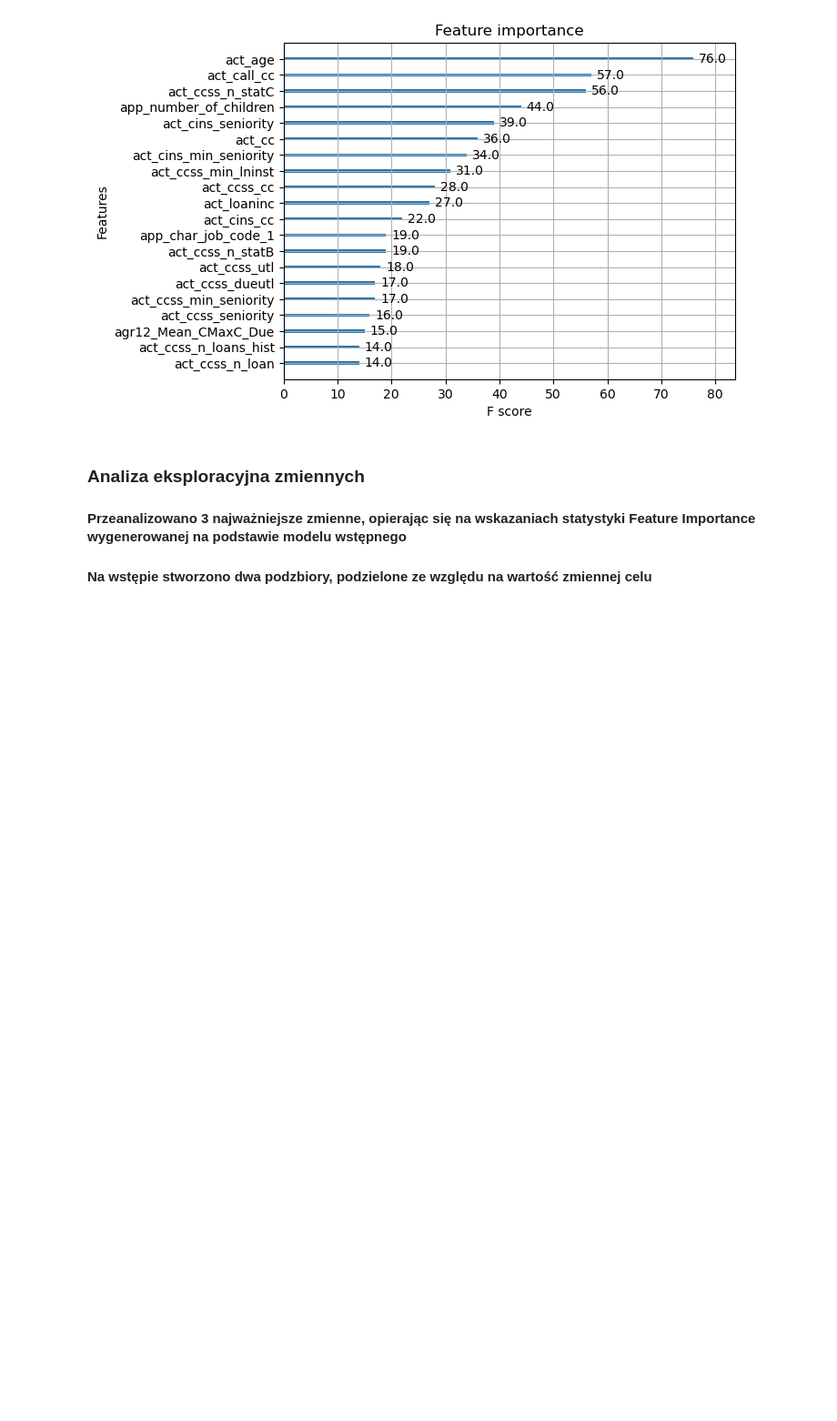
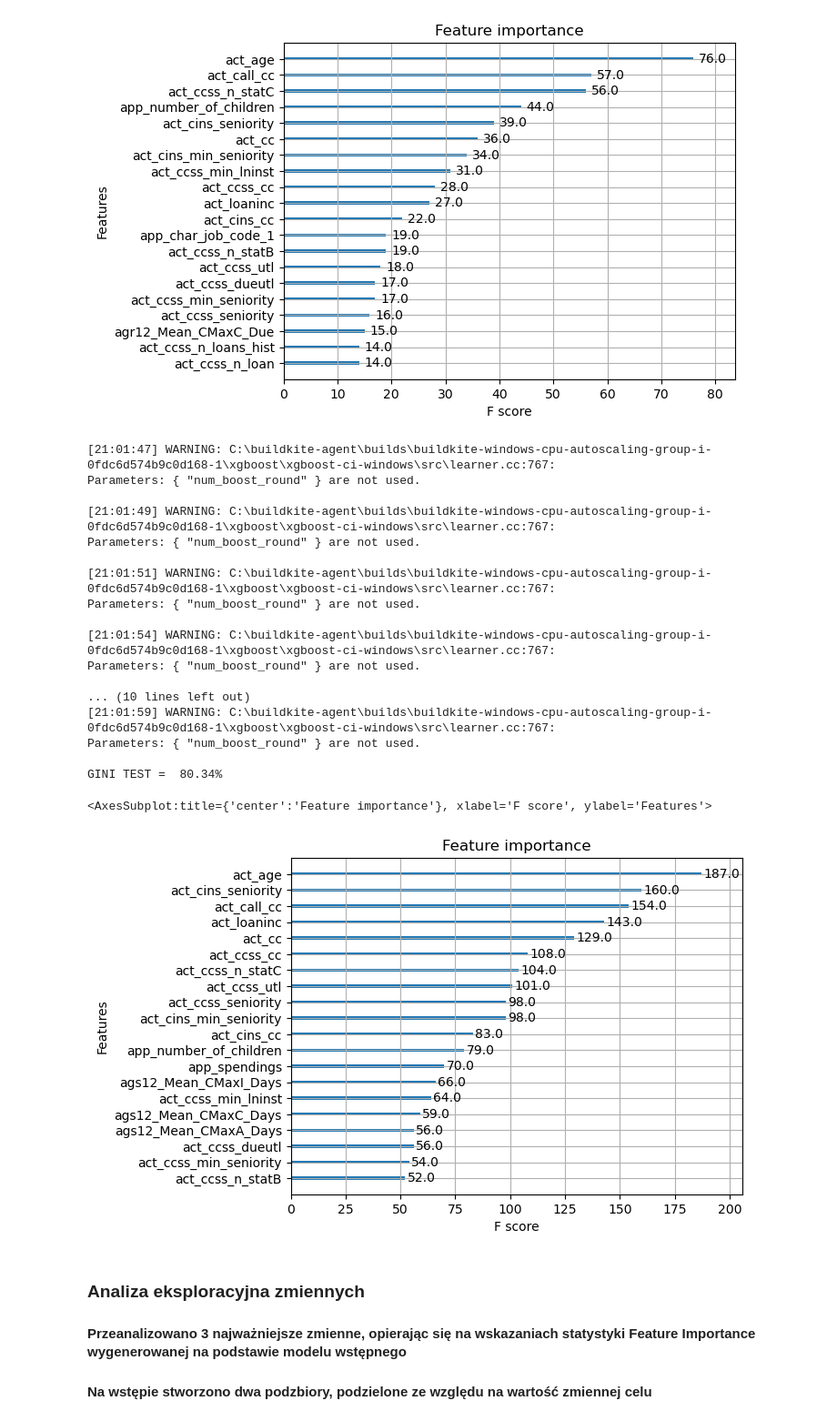
Before and after one commit to MateuszKuchta88/BigDataAnalystMaster_Diploma, a Jupyter notebook: PracaTresc/XGBoostModel_MK116111_1.ipynb, the cells around one changed output. Shown at 91% size. Saved outputs shown, nothing was run; the diff lists cells and outputs as text; code cells hidden in the pictures; blank space fills up the shorter version.

```diff
--- a/PracaTresc/XGBoostModel_MK116111_1.ipynb
+++ b/PracaTresc/XGBoostModel_MK116111_1.ipynb
@@ -217,6 +219,79 @@ GINI TEST =  80.04%
 GINI DIFF =  9.67%
 <AxesSubplot:title={'center':'Feature importance'}, xlabel='F score', ylabel='Features'>
 [figure]
+# %%
+import numpy as np
+import xgboost as xgb
+from sklearn.model_selection import train_test_split, cross_val_score, KFold
+from sklearn.metrics import roc_auc_score
+
+# Podział danych na zbiór treningowy i testowy
+train, test = train_test_split(data_full[variables_full], random_state=2001, test_size=0.3)
+X = train[variables_full_wo_target]
+y = train[target_variable]
+
+# Definicja modelu XGBoost
+model = xgb.XGBClassifier(
+    max_depth=6,
+    seed=1998,
+    objective='binary:logitraw',
+    learning_rate=0.3,
+    min_split_loss=0,
+    eval_metric='auc',
+    num_boost_round=20
+)
+
+# Przygotowanie obiektu do kroswalidacji K-fold
+kfold = KFold(n_splits=5, shuffle=True, random_state=42)
+
+# Przeprowadzenie cross-walidacji
+results = cross_val_score(model, X, y, cv=kfold, scoring='roc_auc')
+
+# Obliczenie średniej i odchylenia standardowego wyników
+mean_auc = np.mean(results)
+std_auc = np.std(results)
+
+print(f'Średni wynik AUC: {mean_auc:.2f}')
+print(f'Odchylenie standardowe wyników AUC: {std_auc:.2f}')
+
+# Możesz również wyświetlić wynik AUC dla każdej iteracji kroswalidacji, jeśli jest to potrzebne
+for i, auc in enumerate(results):
+    print(f'AUC dla foldu {i+1}: {auc:.2f}')
+
+# Ostatecznie, możesz wykorzystać model M_premodel po treningu na całym zbiorze treningowym
+model.fit(X, y)
+
+# Wyświetlenie wyników na zbiorze testowym
+X_test = test[variables_full_wo_target]
+Y_test = test[target_variable]
+
+Y_M_test_premodel = model.predict_proba(X_test)[:, 1]
+GINI_test_premodel = 2 * roc_auc_score(Y_test, Y_M_test_premodel) - 1
+
+print('GINI TEST = ', '{:.2%}'.format(GINI_test_premodel))
+
+# Wykres ważności cech
+xgb.plot_importance(model, max_num_features=20)
+# %% [output]
+[21:01:47] WARNING: C:\buildkite-agent\builds\buildkite-windows-cpu-autoscaling-group-i-0fdc6d574b9c0d168-1\xgboost\xgboost-ci-windows\src\learner.cc:767:
+Parameters: { "num_boost_round" } are not used.
+
+[21:01:49] WARNING: C:\buildkite-agent\builds\buildkite-windows-cpu-autoscaling-group-i-0fdc6d574b9c0d168-1\xgboost\xgboost-ci-windows\src\learner.cc:767:
+Parameters: { "num_boost_round" } are not used.
+
+[21:01:51] WARNING: C:\buildkite-agent\builds\buildkite-windows-cpu-autoscaling-group-i-0fdc6d574b9c0d168-1\xgboost\xgboost-ci-windows\src\learner.cc:767:
+Parameters: { "num_boost_round" } are not used.
+
+[21:01:54] WARNING: C:\buildkite-agent\builds\buildkite-windows-cpu-autoscaling-group-i-0fdc6d574b9c0d168-1\xgboost\xgboost-ci-windows\src\learner.cc:767:
+Parameters: { "num_boost_round" } are not used.
+
+... (10 lines left out)
+[21:01:59] WARNING: C:\buildkite-agent\builds\buildkite-windows-cpu-autoscaling-group-i-0fdc6d574b9c0d168-1\xgboost\xgboost-ci-windows\src\learner.cc:767:
+Parameters: { "num_boost_round" } are not used.
+
+GINI TEST =  80.34%
+<AxesSubplot:title={'center':'Feature importance'}, xlabel='F score', ylabel='Features'>
+[figure, added]
 # %% [markdown]
 ### Analiza eksploracyjna zmiennych
 #### Przeanalizowano 3 najważniejsze zmienne, opierając się na wskazaniach statystyki Feature Importance wygenerowanej na podstawie modelu wstępnego
```
Also changed, not shown: parts of 2 cells of this notebook, 29 other files.
